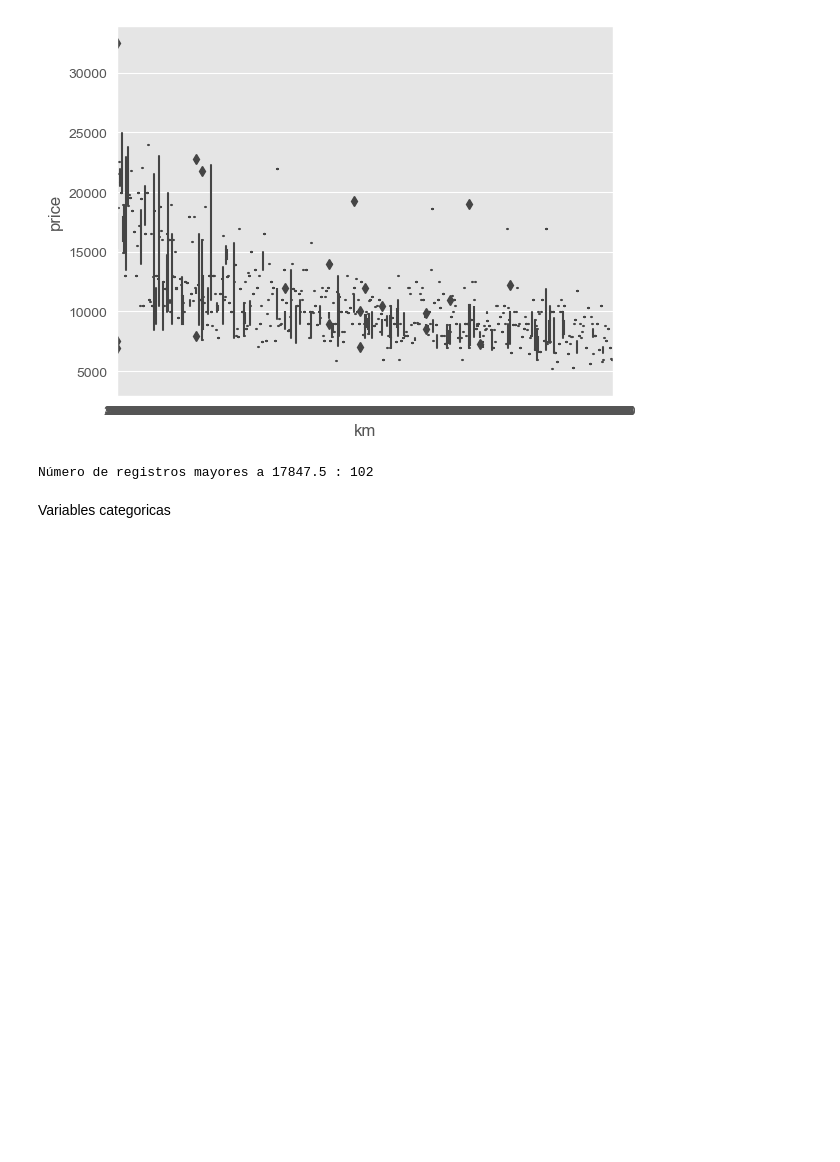
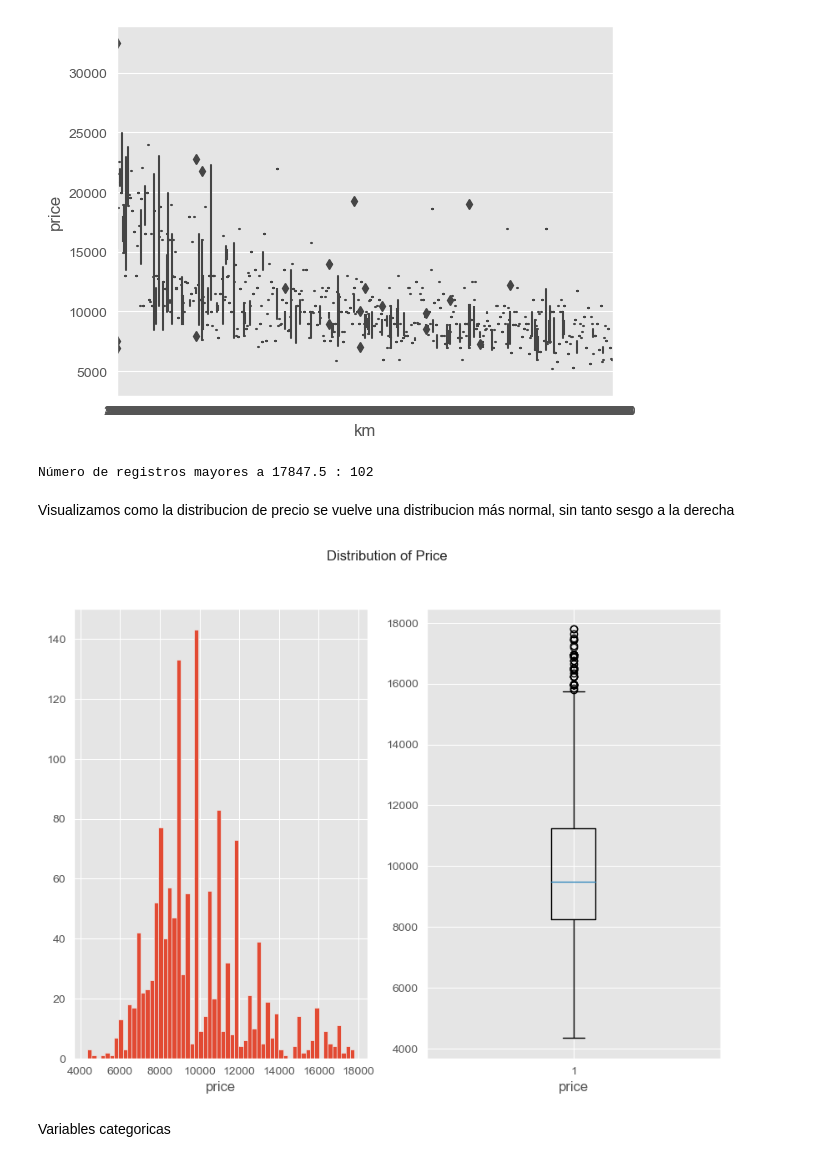
Before and after one commit to JustinoBoggio/ToyotaCorolla-Datamining, a Jupyter notebook: ToyotaCorolla.ipynb, the cells around one changed output. Saved outputs shown, nothing was run; the diff lists cells and outputs as text; code cells hidden in the pictures; blank space fills up the shorter version.

```diff
--- a/ToyotaCorolla.ipynb
+++ b/ToyotaCorolla.ipynb
@@ -287,3 +301,19 @@ Número de registros mayores a 17847.5 : 102
+# %% [markdown]
+Visualizamos como la distribucion de precio se vuelve una distribucion más normal, sin tanto sesgo a la derecha
+# %%
+fig, (ax1, ax2) = plt.subplots(nrows=1, ncols=2, figsize=(10, 7))
+fig.suptitle("Distribution of Price")
+ax1.hist(df.price, bins=60)
+ax1.set_xlabel(df.price.name)
+
+ax2.boxplot(df.price)
+ax2.set_xlabel(df.price.name)
+
+plt.show()
+
+#En esta ocasión se configura el parámetro bins en 60, el cual por defecto es 10, y representa el número de contenedores que serán representados en el histograma.
+# %% [output]
+[figure, added]
 # %% [markdown]
 Variables categoricas
 # %%
```
Also changed, not shown: parts of 25 cells of this notebook, 19 other files.
